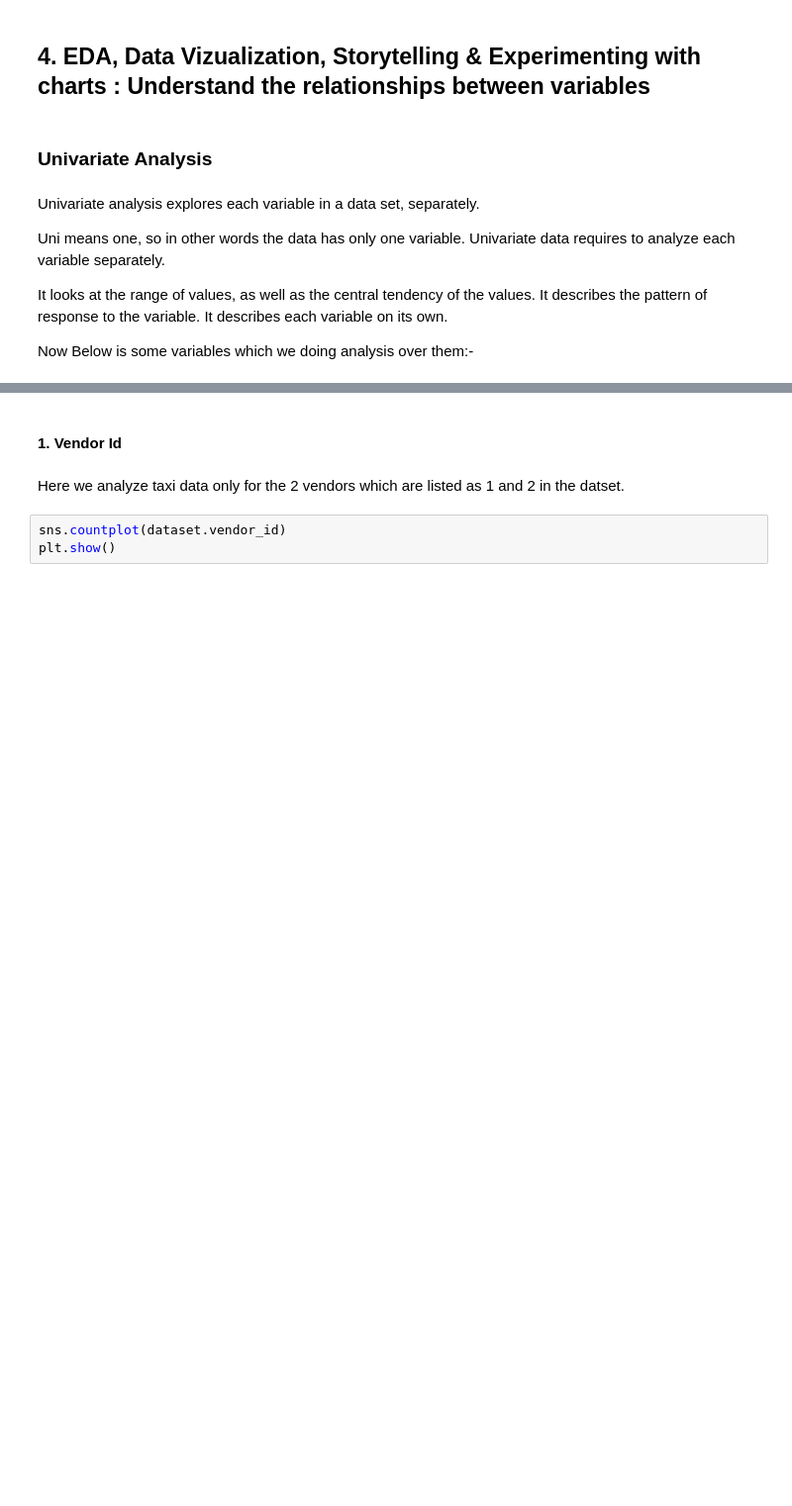
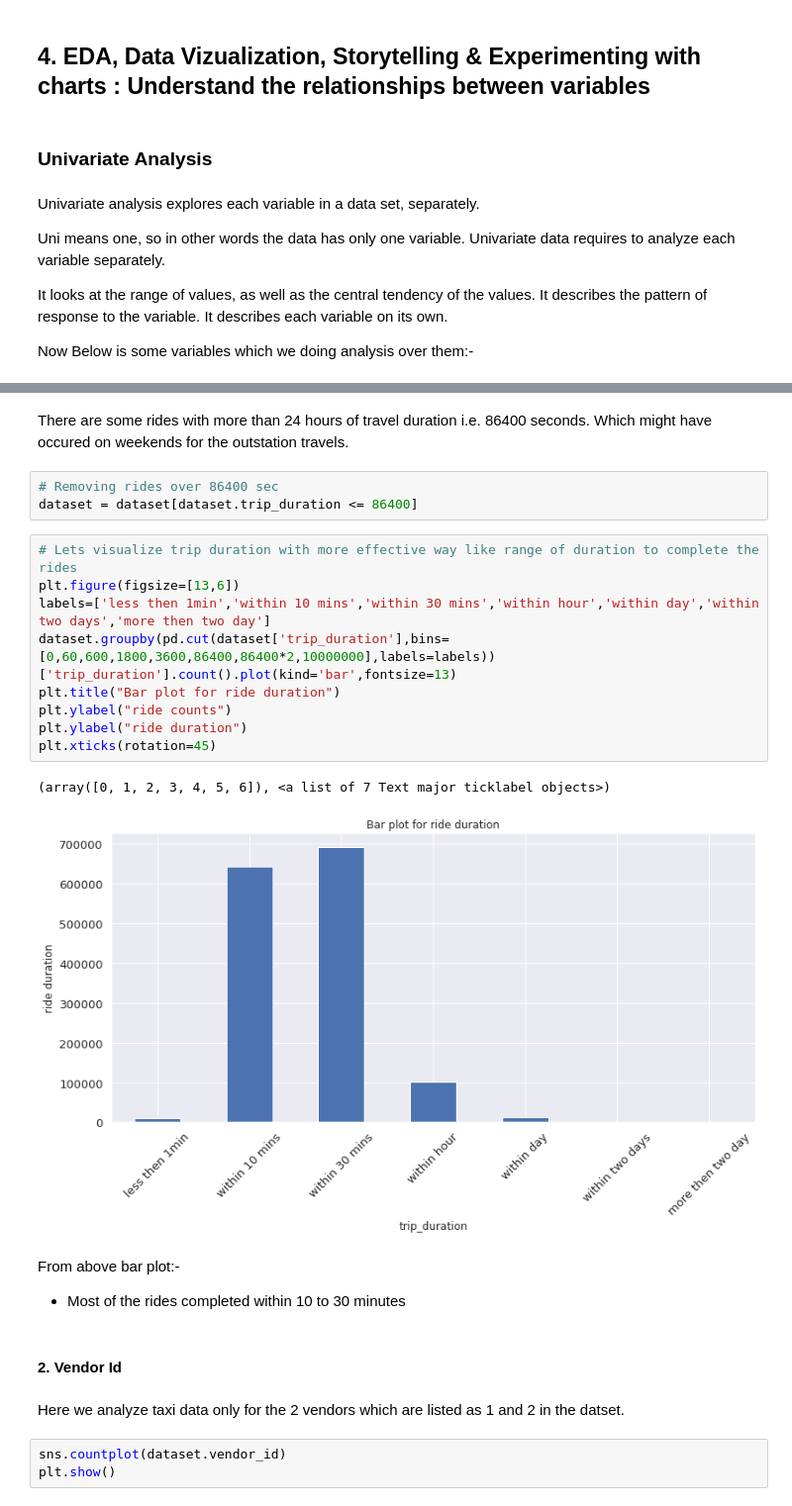
Before and after one commit to KrushnaChaure/NYC-Taxi-Trip-Time-Prediction, a Jupyter notebook: Krushna_Chaure_NYC_Taxi_Trip_Time_Prediction_Capstone_Project.ipynb, the cells around one changed output, grey strips where cells are left out. Shown at 99% size. Cells and saved outputs as stored; diff of their text form; blank space fills up the shorter version.

```diff
--- a/Krushna_Chaure_NYC_Taxi_Trip_Time_Prediction_Capstone_Project.ipynb
+++ b/Krushna_Chaure_NYC_Taxi_Trip_Time_Prediction_Capstone_Project.ipynb
@@ -318,5 +358,26 @@ Now Below is some variables which we doing analysis over them:-
+# %% [markdown]
+There are some rides with more than 24 hours of travel duration i.e. 86400 seconds. Which might have occured on weekends for the outstation travels.
+# %%
+# Removing rides over 86400 sec
+dataset = dataset[dataset.trip_duration <= 86400]
+# %%
+# Lets visualize trip duration with more effective way like range of duration to complete the rides
+plt.figure(figsize=[13,6])
+labels=['less then 1min','within 10 mins','within 30 mins','within hour','within day','within two days','more then two day']
+dataset.groupby(pd.cut(dataset['trip_duration'],bins=[0,60,600,1800,3600,86400,86400*2,10000000],labels=labels))['trip_duration'].count().plot(kind='bar',fontsize=13)
+plt.title("Bar plot for ride duration")
+plt.ylabel("ride counts")
+plt.ylabel("ride duration")
+plt.xticks(rotation=45)
+# %% [output]
+(array([0, 1, 2, 3, 4, 5, 6]), <a list of 7 Text major ticklabel objects>)
+[figure, added]
+# %% [markdown]
+From above bar plot:-
+
+*   Most of the rides completed within 10 to 30 minutes
 # %% [markdown]
-#### 1. Vendor Id
+#### 2. Vendor Id
 # %% [markdown]
 Here we analyze taxi data only for the 2 vendors which are listed as 1 and 2 in the datset.
 # %%
```
Also changed, not shown: parts of 40 cells of this notebook.
